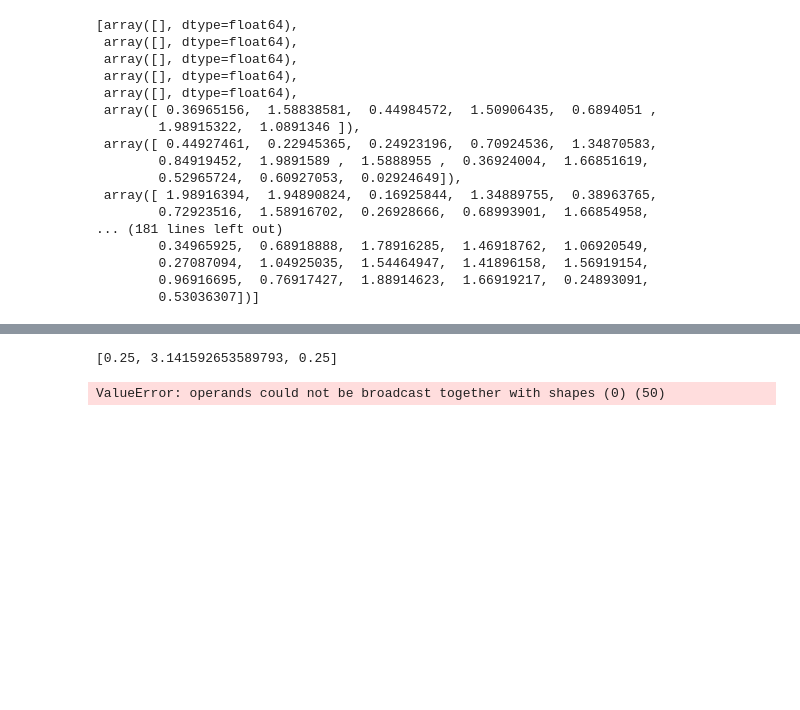
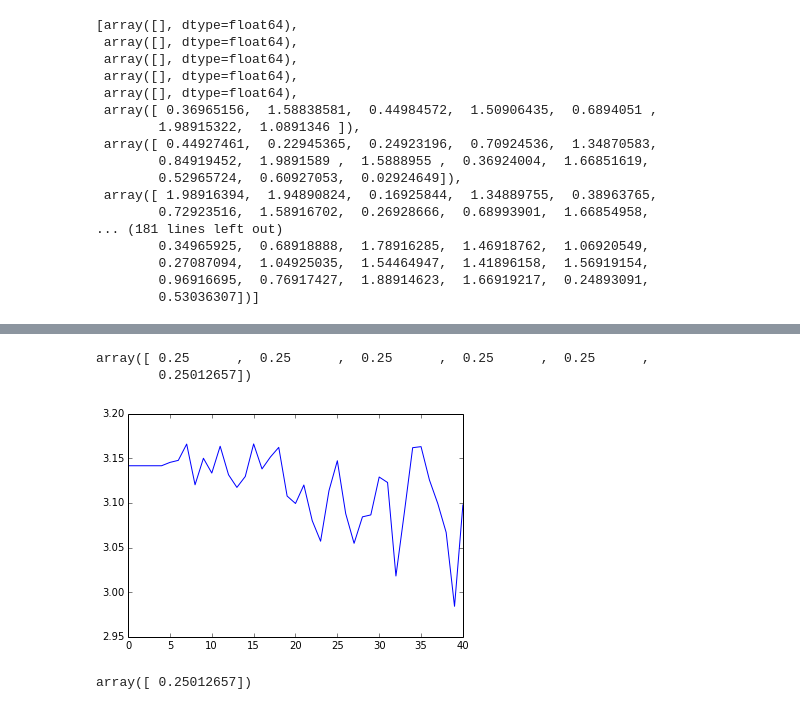
Before and after one commit to peterpandamanda/particles_post, a Jupyter notebook: sinwave_anvil_postprocessing.ipynb, the cells around one changed output, grey strips where cells are left out. Drawn from its saved outputs; the diff is of its cells as text; code cells hidden in the pictures; blank space fills up the shorter version.

```diff
--- a/sinwave_anvil_postprocessing.ipynb
+++ b/sinwave_anvil_postprocessing.ipynb
@@ -129,8 +134,12 @@ ans
+# %%
+plt.plot(ans[:,1])
+# %% [output]
+array([ 0.25      ,  0.25      ,  0.25      ,  0.25      ,  0.25      ,
+        0.25012657])
+[figure, added]
 # %%
-ans[0]
+ans[5:6,0]
 # %% [output]
-[0.25, 3.141592653589793, 0.25]
+array([ 0.25012657])
 # %%
-curve_to_plot = [my_sine(x, ans[0:i], ans[1:i], ans[2:i]) for i in range(len(time_steps))]
+curve_to_plot = [my_sine(x, ans[i:i+1,0], ans[i:i+1,1], ans[i:i+1,2]) for i in range(len(time_steps))]
-# %% [output]
-ValueError: operands could not be broadcast together with shapes (0) (50)
```
Also changed, not shown: parts of 8 cells of this notebook.
